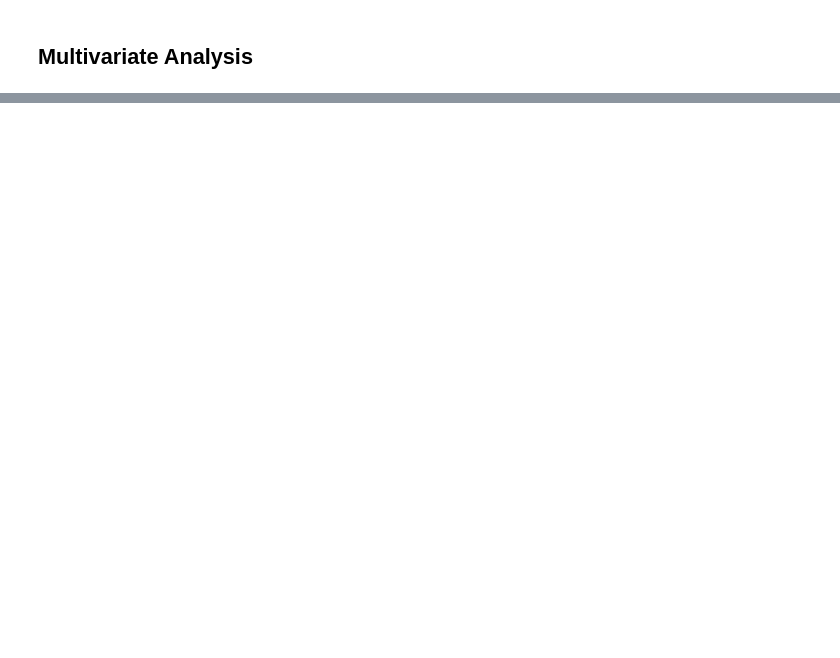
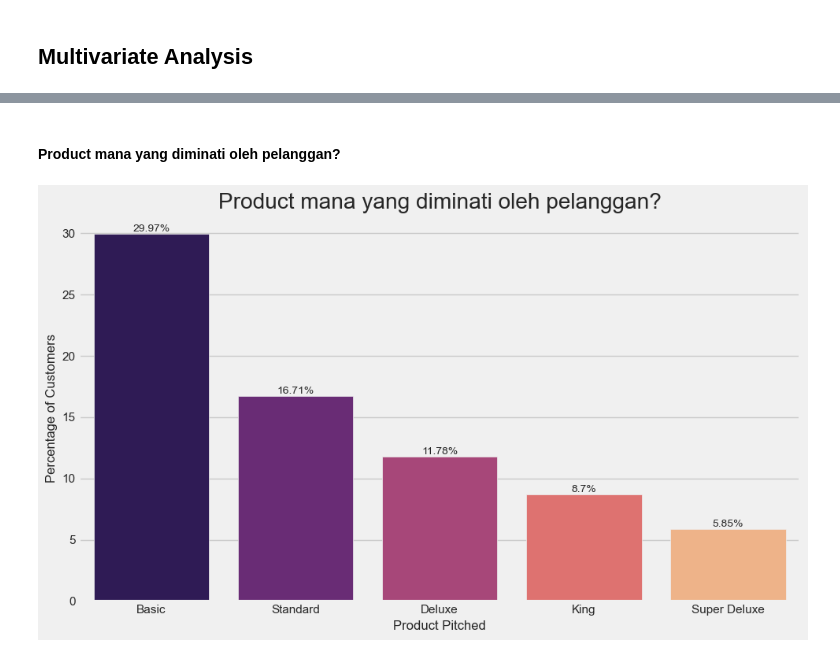
Before and after one commit to damaraira/ByteBenders, a Jupyter notebook: Updated_Holiday_packages_lim.ipynb, the cells around one changed output, grey strips where cells are left out. Saved outputs shown, nothing was run; the diff lists cells and outputs as text; code cells hidden in the pictures; blank space fills up the shorter version.

```diff
--- a/Updated_Holiday_packages_lim.ipynb
+++ b/Updated_Holiday_packages_lim.ipynb
@@ -479,0 +529,22 @@ sns.boxplot(data=df_raw, x='Designation', y='DurationOfPitch', hue='ProdTaken_YN
+# %% [markdown]
+#### Product mana yang diminati oleh pelanggan?
+# %%
+df_p = df_cast.groupby(['ProductPitched', 'ProdTaken_YN'])['CustomerID'].count().reset_index(name='TotalCustomer')\
+.merge(df_cast.groupby(['ProductPitched'])['CustomerID'].count(),on ='ProductPitched')
+df_p = df_p[df_p.ProdTaken_YN=='Yes'].reset_index(drop=True)
+df_p['Perc']=round(df_p.TotalCustomer/df_p.CustomerID*100,2)
+df_p = df_p.sort_values(by='Perc', ascending=False)
+
+plt.figure(figsize=(10, 6))
+sns.barplot(x='ProductPitched', y='Perc', data=df_p, palette='magma')
+
+for idx, value in enumerate(df_p['Perc']):
+    plt.text(idx, value, f"{value}%", ha='center', va='bottom', fontsize=10)
+
+plt.xlabel('Product Pitched', fontsize=12)
+plt.ylabel('Percentage of Customers', fontsize=12)
+plt.title('Product mana yang diminati oleh pelanggan?')
+plt.tight_layout()
+plt.show()
+# %% [output]
+[figure, added]
```
Also changed, not shown: parts of 36 cells of this notebook, 1 other file.
